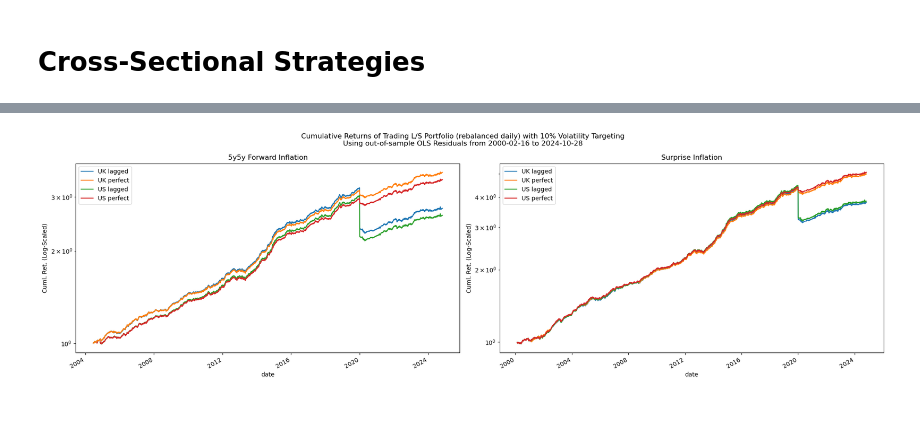
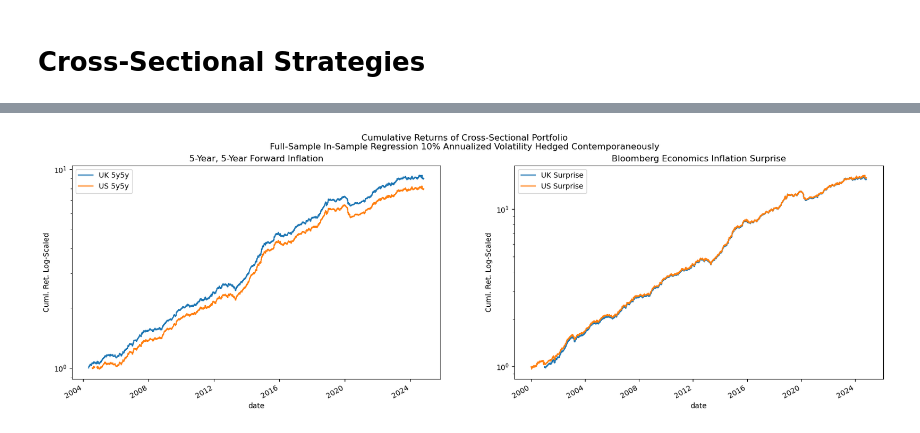
Before and after one commit to diegodalvarez/CommodityForwardInflation, a Jupyter notebook: notebook/2CrossStrategies.ipynb, the cells around one changed output, grey strips where cells are left out. Drawn from its saved outputs; the diff is of its cells as text; code cells hidden in the pictures.

```diff
--- a/notebook/2CrossStrategies.ipynb
+++ b/notebook/2CrossStrategies.ipynb
@@ -16,4 +15,5 @@ from   statsmodels.regression.rolling import RollingOLS
 # %%
 repo_path  = os.path.abspath(os.path.join(os.getcwd(), ".."))
 data_path  = os.path.join(repo_path, "data")
-latex_path = os.path.join(repo_path, "LaTex")
+latex_path = os.path.join(repo_path, "writeup")
+pic_path   = os.path.join(latex_path, "pictures")
@@ -94,6 +41,13 @@ plt.tight_layout()
+# %%
+path = r"C:\Users\Diego\Documents\GitHub\CommodityForwardInflation\data\Backtests\CrossectionaLOLSResidual.parquet"
+df_raw = (pd
+    .read_parquet(path = path, engine = "pyarrow"))
 # %%
-df_is_ls_spread = (df_leg_rtn.query(
-    "sample_group == 'is'").
-    pivot(index = ["date", "target", "group", "country"], columns = "leg", values = "rtn").
-    assign(ls_spread = lambda x: 0.5 * (x.lgroup - x.ugroup)).
-    reset_index())
+df_net = (df_raw
+    .drop(columns = ["security", "sample_group"])
+    .groupby(["date", "group", "regression", "country", "signal_name", "target"])
+    .agg("mean")
+    .reset_index()
+    .pivot(index = ["date", "regression", "country", "signal_name", "target"], columns = "group", values = "rtn")
+    .assign(spread = lambda x: x.LowerGroup - x.UpperGroup)
+    .reset_index())
@@ -196,23 +54,31 @@ df_tmp = (df_ls_spread.query(
 # %%
-group_vars = df_tmp.group.drop_duplicates().sort_values().to_list()
+df_tmp_net = df_net.loc[lambda x: (x.regression == "full_sample") & (x.target == "perfect")]
+group_vars = df_net.signal_name.drop_duplicates().sort_values().to_list()
 fig, axes  = plt.subplots(ncols = len(group_vars), figsize = (20,6))
+
+title_renamer = {
+    "forward_inf" : "5-Year, 5-Year Forward Inflation",
+    "surprise_inf": "Bloomberg Economics Inflation Surprise"}
 
 for group_var, ax in zip(group_vars, axes.flatten()):
 
-    (df_tmp.query(
-        "group == @group_var").
-        rename(columns = {"name": ""}).
-        pivot(index = "date", columns = "", values = "ls_rtn").
-        apply(lambda x: np.cumprod(1 + x)).
-        plot(
+    (df_tmp_net
+        .loc[lambda x: x.signal_name == group_var]
+        .replace(renamer)
+        .assign(name = lambda x: x.country + " " + x.signal_name)
+        .rename(columns = {"name": ""})
+        .pivot(index = "date", columns = "", values = "spread")
+        .apply(lambda x: np.where(np.abs(x) > 0.1, np.nan, x))
+        .apply(lambda x: np.cumprod(1 + x))
+        .plot(
             logy   = True,
             ax     = ax,
-            ylabel = "Cuml. Ret. (Log-Scaled)",
-            title  = replacer[group_var]))
+            title  = title_renamer[group_var],
+            ylabel = "Cuml. Ret. Log-Scaled"))
 
-fig.suptitle("Cumulative Returns of Trading L/S Portfolio (rebalanced daily) with 10% Volatility Targeting\nUsing out-of-sample OLS Residuals from {} to {}".format(
-    df_tmp.date.min().date(),
-    df_tmp.date.max().date()))
-plt.tight_layout()
+fig.suptitle("Cumulative Returns of Cross-Sectional Portfolio\nFull-Sample In-Sample Regression 10% Annualized Volatility Hedged Contemporaneously\n")
+out_path = os.path.join(pic_path, "LSCommodPerformance.jpeg")
+fig.savefig(out_path, dpi = 300)
+plt.show()
 # %% [output]
-[figure, old version]
+[figure, new version]
```
Also changed, not shown: parts of 23 cells of this notebook, 2 other files.
